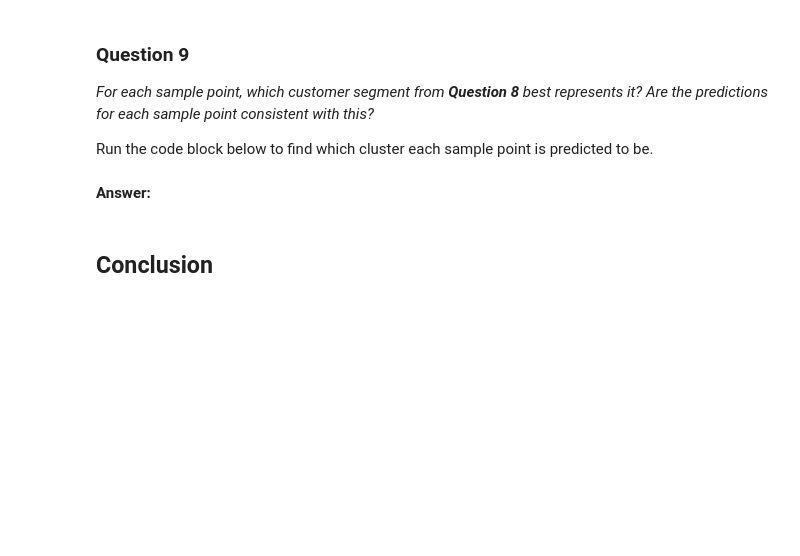
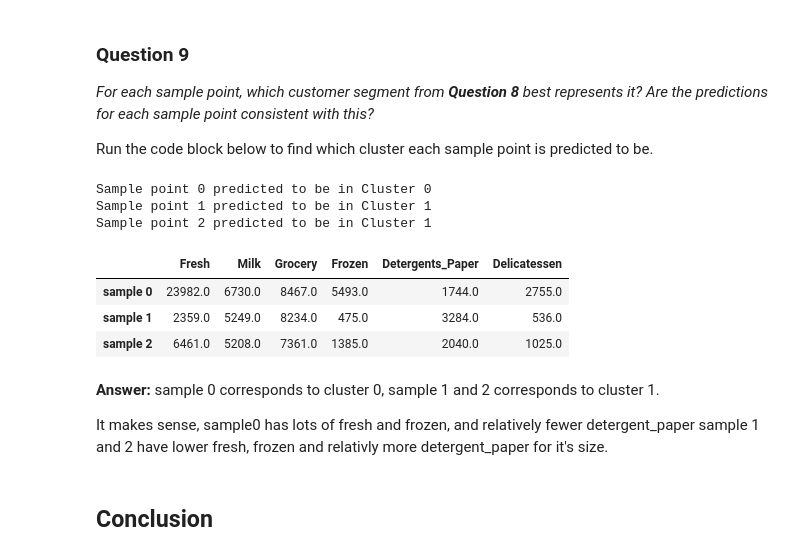
Before and after one commit to leexa90/ML_nanodegree, a Jupyter notebook: projects/customer_segments/customer_segments.ipynb, the cells around one changed output. Saved outputs shown, nothing was run; the diff lists cells and outputs as text; code cells hidden in the pictures; blank space fills up the shorter version.

```diff
--- a/projects/customer_segments/customer_segments.ipynb
+++ b/projects/customer_segments/customer_segments.ipynb
@@ -422,17 +422,21 @@ In the code block below, you will need to implement the following:
  - Import `sklearn.metrics.silhouette_score` and calculate the silhouette score of `reduced_data` against `preds`.
    - Assign the silhouette score to `score` and print the result.
 # %%
-# TODO: Apply your clustering algorithm of choice to the reduced data
-clusterer = None
+for i in range(2,7) +[2,]:
+    from sklearn.mixture import GaussianMixture
+    # TODO: Apply your clustering algorithm of choice to the reduced data
+    clusterer = GaussianMixture(n_components=i)
 
-# TODO: Predict the cluster for each data point
-preds = None
+    # TODO: Predict the cluster for each data point
+    preds = clusterer.fit(reduced_data,).predict(reduced_data)
 
-# TODO: Find the cluster centers
-centers = None
+    # TODO: Find the cluster centers
+    centers = clusterer.means_
 
-# TODO: Predict the cluster for each transformed sample data point
-sample_preds = None
+    # TODO: Predict the cluster for each transformed sample data point
+    sample_preds = clusterer.predict(pca_samples)
 
-# TODO: Calculate the mean silhouette coefficient for the number of clusters chosen
-score = None
+    # TODO: Calculate the mean silhouette coefficient for the number of clusters chosen
+    from sklearn.metrics import silhouette_score
+    score = silhouette_score(reduced_data, preds, random_state=42)
+    print score
@@ -480,9 +512,33 @@ Run the code block below to find which cluster each sample point is predicted to
 # %%
 # Display the predictions
 for i, pred in enumerate(sample_preds):
     print "Sample point", i, "predicted to be in Cluster", pred
+
+# TODO: Inverse transform the centers
+log_centers2 = pca.inverse_transform(pca_samples)
+
+# TODO: Exponentiate the centers
+true_centers2 = np.exp(log_centers2)
+
+# Display the true centers
+segments = ['sample {}'.format(i) for i in range(0,3)]
+true_centers2 = pd.DataFrame(np.round(true_centers2), columns = data.keys())
+true_centers2.index = segments
+display(true_centers2)
+# %% [output]
+Sample point 0 predicted to be in Cluster 0
+Sample point 1 predicted to be in Cluster 1
+Sample point 2 predicted to be in Cluster 1
+|  | Fresh | Milk | Grocery | Frozen | Detergents_Paper | Delicatessen |
+| sample 0 | 23982.0 | 6730.0 | 8467.0 | 5493.0 | 1744.0 | 2755.0 |
+| sample 1 | 2359.0 | 5249.0 | 8234.0 | 475.0 | 3284.0 | 536.0 |
+| sample 2 | 6461.0 | 5208.0 | 7361.0 | 1385.0 | 2040.0 | 1025.0 |
-# %% [markdown]
-**Answer:**
+# %% [markdown]
+**Answer:**
+sample 0 corresponds to cluster 0, sample 1 and 2 corresponds to cluster 1.
+
+It makes sense, sample0 has lots of fresh and frozen, and relatively fewer detergent_paper
+sample 1 and 2 have lower fresh, frozen and relativly more detergent_paper for it's size.
 # %% [markdown]
 ## Conclusion
 # %% [markdown]
```
Also changed, not shown: parts of 25 cells of this notebook, 1 other file.
